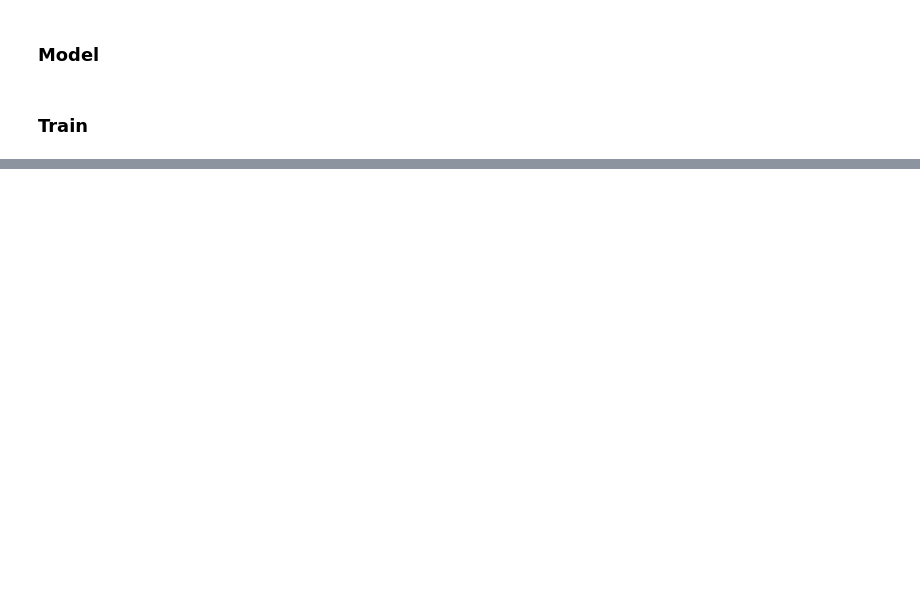
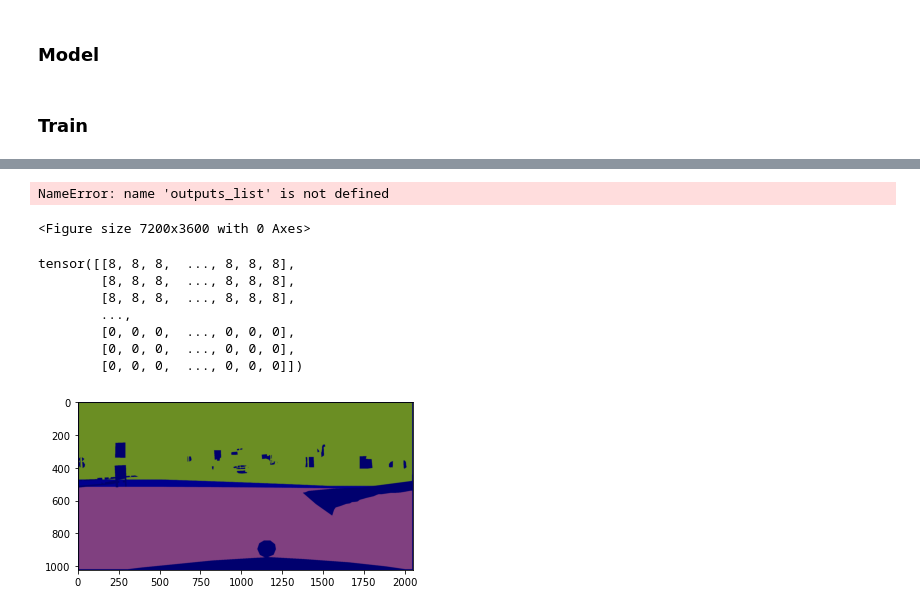
Before and after one commit to tyuxiang/SemanticSegmentationCityscapes, a Jupyter notebook: PSP.ipynb, the cells around one changed output, grey strips where cells are left out. Saved outputs shown, nothing was run; the diff lists cells and outputs as text; code cells hidden in the pictures; blank space fills up the shorter version.

```diff
--- a/PSP.ipynb
+++ b/PSP.ipynb
@@ -163,9 +167,10 @@ optimizer = torch.optim.Adam(model.parameters(),weight_decay = 1e-5)
 # Train
 outputs_list = []
 loss_list = []
+model.train()
 for epoch in range(num_epochs):
     for data in tqdm(train_loader):
-        print("hi")
+
         imgSeq, annotatedOutput, imgName = data
 
         # Send data to device
@@ -187,4 +192,5 @@ for epoch in range(num_epochs):
     print('epoch {}/{}, loss {:.4f}'.format(epoch + 1, num_epochs, loss.item()))
     outputs_list.append((epoch, img, output),)
     loss_list.append(loss.item())
+    torch.save(model.state_dict(),"PSP_Model_epoch_"+str(epoch)+".pt")
 # %% [output]
@@ -193,0 +212,4 @@ torch.Size([1, 20, 1024, 2048])
+# %%
+torch.manual_seed(10)
+model = MNIST_Autoencoder().to(device)
+model.load_state_dict(torch.load("PSP_Model_epoch_19.pt"))
@@ -199,5 +226,6 @@ plt.show()
 # %%
-for k in range(0, num_epochs, 4):
+model.eval()
+for k in range(0, 13, 4):
     plt.figure(figsize = (100, 50))
     imgs = outputs_list[k][1].cpu().detach().numpy()
     recon = outputs_list[k][2].cpu().detach().numpy()
@@ -211,5 +239,48 @@ for k in range(0, num_epochs, 4):
         plt.subplot(2, 9, 9+i+1)
         print(item.shape)
         plt.imshow(item[0,:,:])
+# %% [output]
+NameError: name 'outputs_list' is not defined
+<Figure size 7200x3600 with 0 Axes>
 # %%
  torch.cuda.empty_cache()
+# %%
+def convertColour(inp, label):
+    np_inp = inp.numpy()
+    label = label.numpy()
+    final = []
+    for i, i_label in zip(np_inp, label):
+        out = []
+        for j, j_label in zip(i, i_label):
+            if j_label == 255:
+                out.append(l.trainId2color[j_label])
+            else:
+                out.append(l.trainId2color[j])
+        final.append(out)
+    return np.asarray(final)
+# %%
+import datasets.labels as l
+import numpy as np
+for data in train_loader:
+
+    imgSeq, annotatedOutput, imgName = data
+
+    # Send data to device
+    img = Variable(imgSeq[-1])
+    img = img.to(device)
+
+    # Forward pass
+    output = model(img)
+    annotatedOutput = annotatedOutput.to(device).long()
+    break
+plt.imshow(convertColour(torch.max(output[0].cpu(),0).indices,annotatedOutput[0].cpu()))
+print(torch.max(output[0].cpu(),0).indices)
+# %% [output]
+tensor([[8, 8, 8,  ..., 8, 8, 8],
+        [8, 8, 8,  ..., 8, 8, 8],
+        [8, 8, 8,  ..., 8, 8, 8],
+        ...,
+        [0, 0, 0,  ..., 0, 0, 0],
+        [0, 0, 0,  ..., 0, 0, 0],
+        [0, 0, 0,  ..., 0, 0, 0]])
+[figure, added]
```
Also changed, not shown: parts of 8 cells of this notebook, 24 other files.
